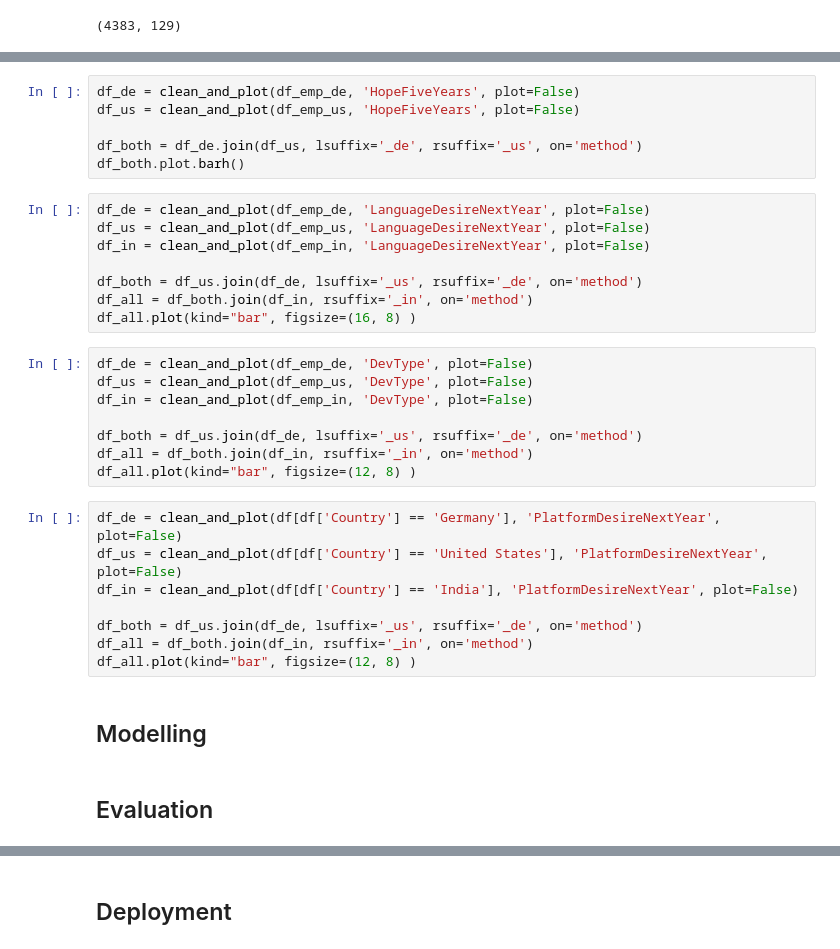
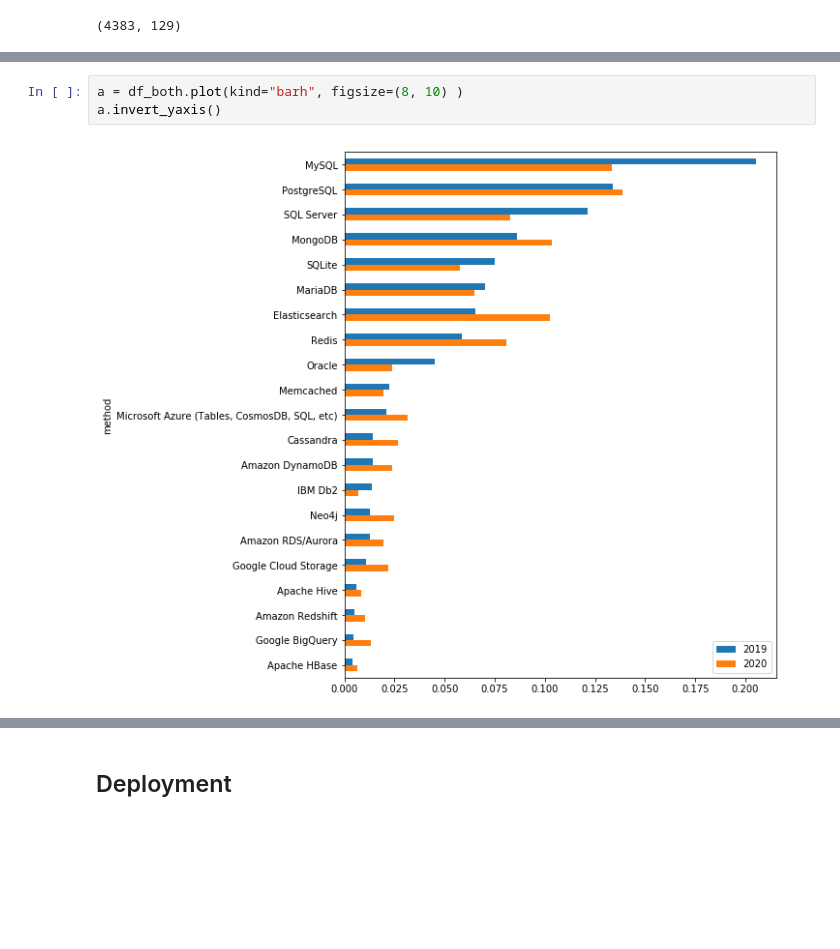
Before and after one commit to m444x/StackOverflow-Survey-2019, a Jupyter notebook: Stack Overflow Survey.ipynb, the cells around one changed output, grey strips where cells are left out. Cells and saved outputs as stored; diff of their text form; blank space fills up the shorter version.

```diff
--- a/Stack Overflow Survey.ipynb
+++ b/Stack Overflow Survey.ipynb
@@ -470,34 +461,5 @@ df_all.plot(kind="bar", figsize=(12, 8) )
-# %%
-df_de = clean_and_plot(df_emp_de, 'HopeFiveYears', plot=False)
-df_us = clean_and_plot(df_emp_us, 'HopeFiveYears', plot=False)
-
-df_both = df_de.join(df_us, lsuffix='_de', rsuffix='_us', on='method')
-df_both.plot.barh()
-# %%
-df_de = clean_and_plot(df_emp_de, 'LanguageDesireNextYear', plot=False)
-df_us = clean_and_plot(df_emp_us, 'LanguageDesireNextYear', plot=False)
-df_in = clean_and_plot(df_emp_in, 'LanguageDesireNextYear', plot=False)
-
-df_both = df_us.join(df_de, lsuffix='_us', rsuffix='_de', on='method')
-df_all = df_both.join(df_in, rsuffix='_in', on='method')
-df_all.plot(kind="bar", figsize=(16, 8) )
-# %%
-df_de = clean_and_plot(df_emp_de, 'DevType', plot=False)
-df_us = clean_and_plot(df_emp_us, 'DevType', plot=False)
-df_in = clean_and_plot(df_emp_in, 'DevType', plot=False)
-
-df_both = df_us.join(df_de, lsuffix='_us', rsuffix='_de', on='method')
-df_all = df_both.join(df_in, rsuffix='_in', on='method')
-df_all.plot(kind="bar", figsize=(12, 8) )
-# %%
-df_de = clean_and_plot(df[df['Country'] == 'Germany'], 'PlatformDesireNextYear', plot=False)
-df_us = clean_and_plot(df[df['Country'] == 'United States'], 'PlatformDesireNextYear', plot=False)
-df_in = clean_and_plot(df[df['Country'] == 'India'], 'PlatformDesireNextYear', plot=False)
-
-df_both = df_us.join(df_de, lsuffix='_us', rsuffix='_de', on='method')
-df_all = df_both.join(df_in, rsuffix='_in', on='method')
-df_all.plot(kind="bar", figsize=(12, 8) )
-# %% [markdown]
-## Modelling
-# %% [markdown]
-## Evaluation
+# %%
+a = df_both.plot(kind="barh", figsize=(8, 10) )
+a.invert_yaxis()
+# %% [output]
+[figure, added]
```
Also changed, not shown: parts of 55 cells of this notebook.
